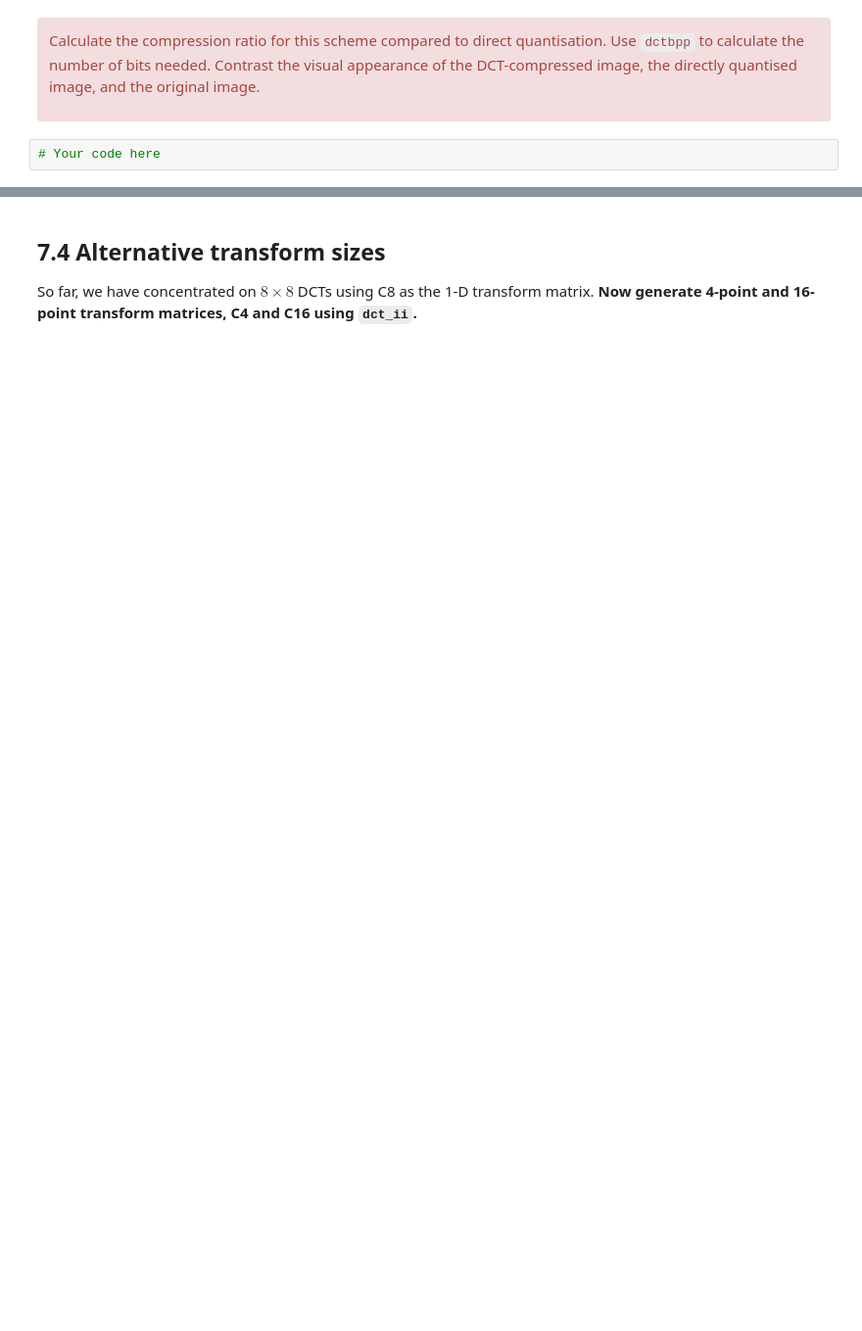
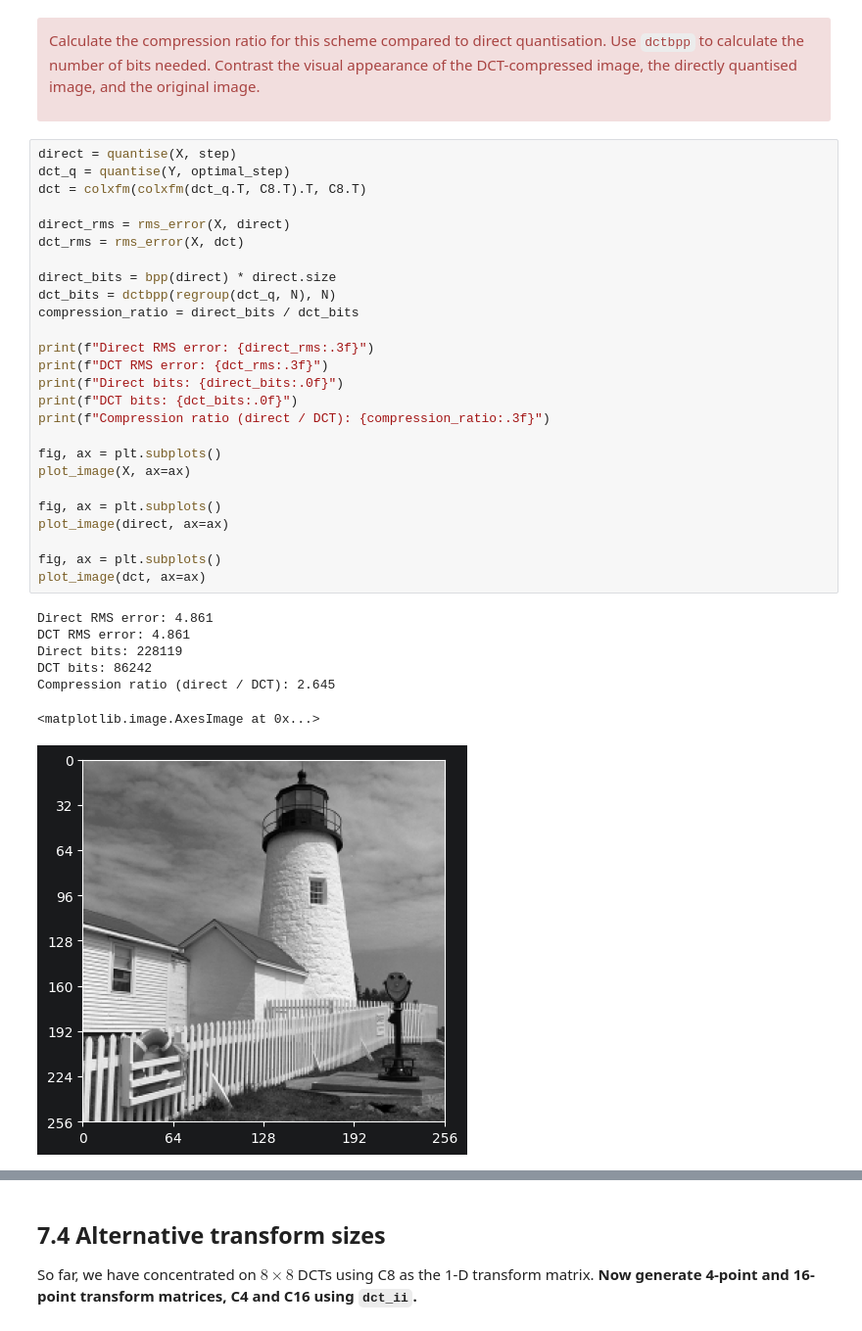
Before and after one commit to dofsdev/SF2, a Jupyter notebook: 7-the-discrete-cosine-transform.ipynb, the cells around one changed output, grey strips where cells are left out. Shown at 98% size. Drawn from its saved outputs; the diff is of its cells as text; blank space fills up the shorter version.

```diff
--- a/7-the-discrete-cosine-transform.ipynb
+++ b/7-the-discrete-cosine-transform.ipynb
@@ -286,5 +394,37 @@ error produced by quantising `X` with a step-size of 17 to give `Xq`.
 Calculate the compression ratio for this scheme compared to direct quantisation. Use `dctbpp` to calculate the number of bits needed. Contrast the visual appearance of the DCT-compressed image, the directly quantised image, and the original image.
 
 </div>
-# %%
-# Your code here
+# %%
+direct = quantise(X, step)
+dct_q = quantise(Y, optimal_step)
+dct = colxfm(colxfm(dct_q.T, C8.T).T, C8.T)
+
+direct_rms = rms_error(X, direct)
+dct_rms = rms_error(X, dct)
+
+direct_bits = bpp(direct) * direct.size
+dct_bits = dctbpp(regroup(dct_q, N), N)
+compression_ratio = direct_bits / dct_bits
+
+print(f"Direct RMS error: {direct_rms:.3f}")
+print(f"DCT RMS error: {dct_rms:.3f}")
+print(f"Direct bits: {direct_bits:.0f}")
+print(f"DCT bits: {dct_bits:.0f}")
+print(f"Compression ratio (direct / DCT): {compression_ratio:.3f}")
+
+fig, ax = plt.subplots()
+plot_image(X, ax=ax)
+
+fig, ax = plt.subplots()
+plot_image(direct, ax=ax)
+
+fig, ax = plt.subplots()
+plot_image(dct, ax=ax)
+# %% [output]
+Direct RMS error: 4.861
+DCT RMS error: 4.861
+Direct bits: 228119
+DCT bits: 86242
+Compression ratio (direct / DCT): 2.645
+<matplotlib.image.AxesImage at 0x...>
+[figure, added]
```
Also changed, not shown: parts of 23 cells of this notebook, 3 other files.
